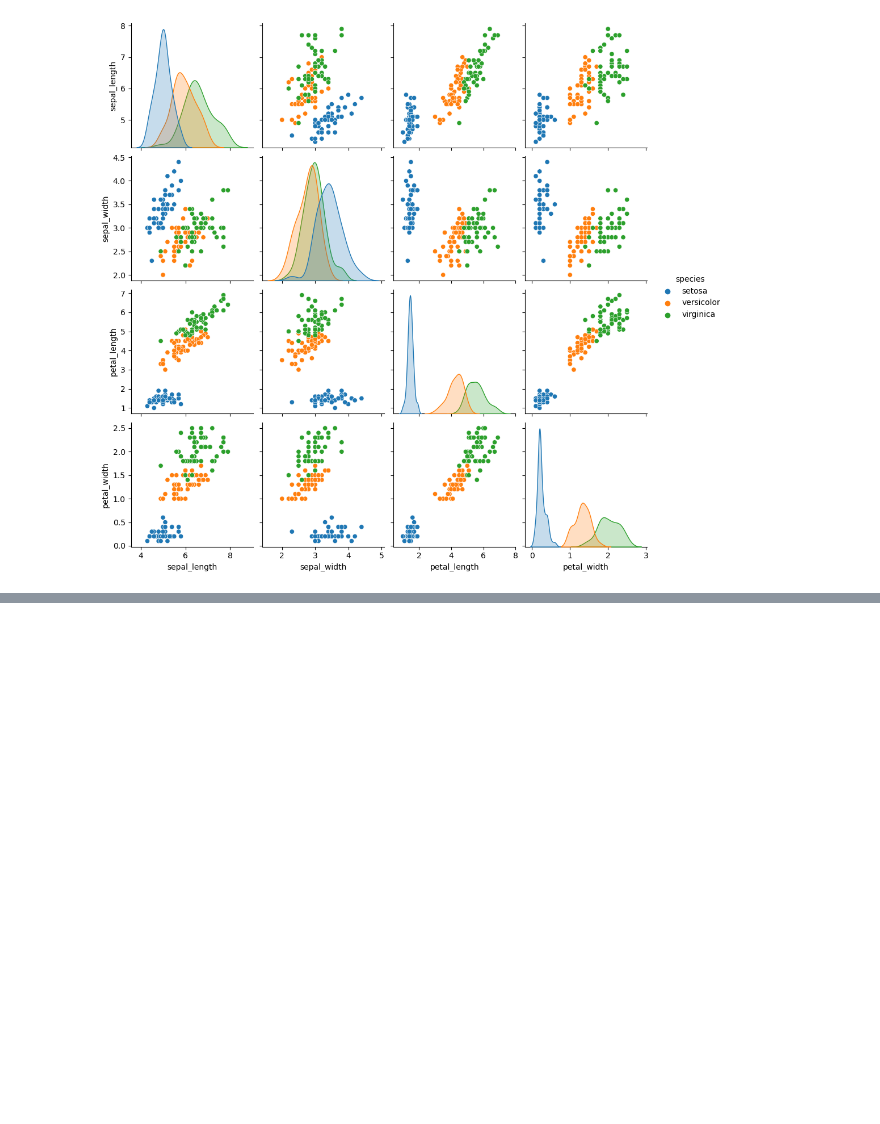
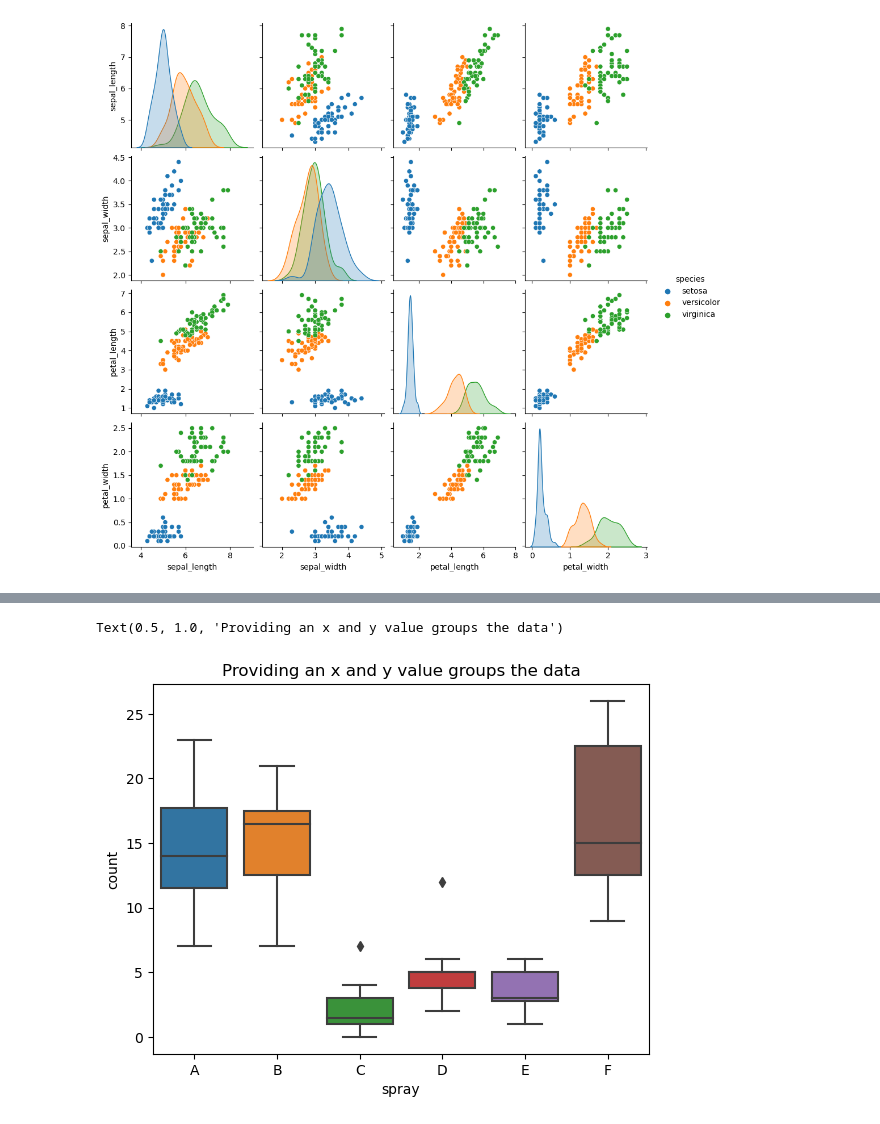
Before and after one commit to RichardAlcabes22/codeup_review, a Jupyter notebook: 3-data_science_libraries/06_Seaborn_Exercises.ipynb, the cells around one changed output, grey strips where cells are left out. Drawn from its saved outputs; the diff is of its cells as text; code cells hidden in the pictures; blank space fills up the shorter version.

```diff
--- a/3-data_science_libraries/06_Seaborn_Exercises.ipynb
+++ b/3-data_science_libraries/06_Seaborn_Exercises.ipynb
@@ -56,0 +123,2 @@ sns.pairplot(df_iris,hue='species')
+# %%
+df_insect = data('InsectSprays')
@@ -56,0 +145,6 @@ sns.pairplot(df_iris,hue='species')
+# %%
+sns.boxplot(data=df_insect, y='count', x='spray')
+plt.title('Providing an x and y value groups the data')
+# %% [output]
+Text(0.5, 1.0, 'Providing an x and y value groups the data')
+[figure, added]
```
Also changed, not shown: parts of 9 cells of this notebook.
